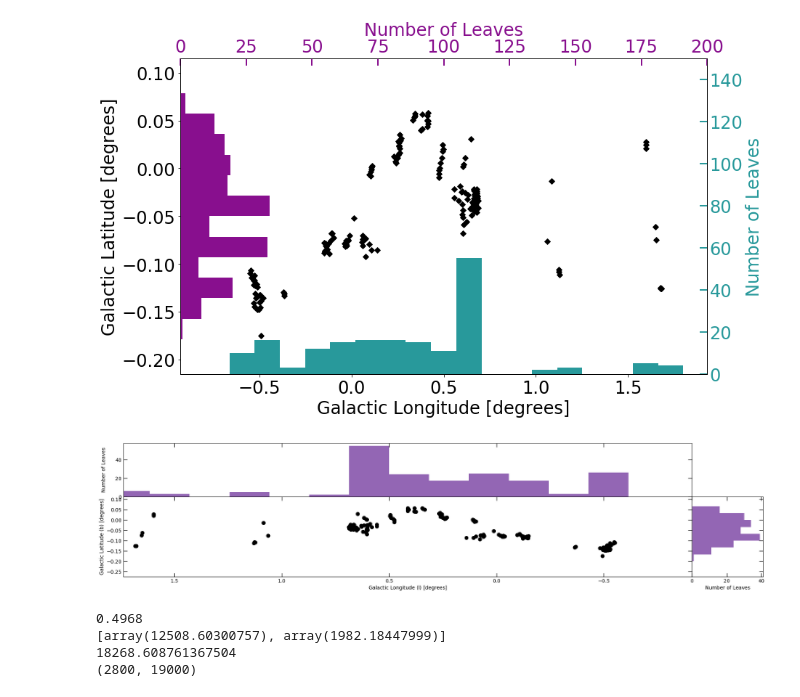
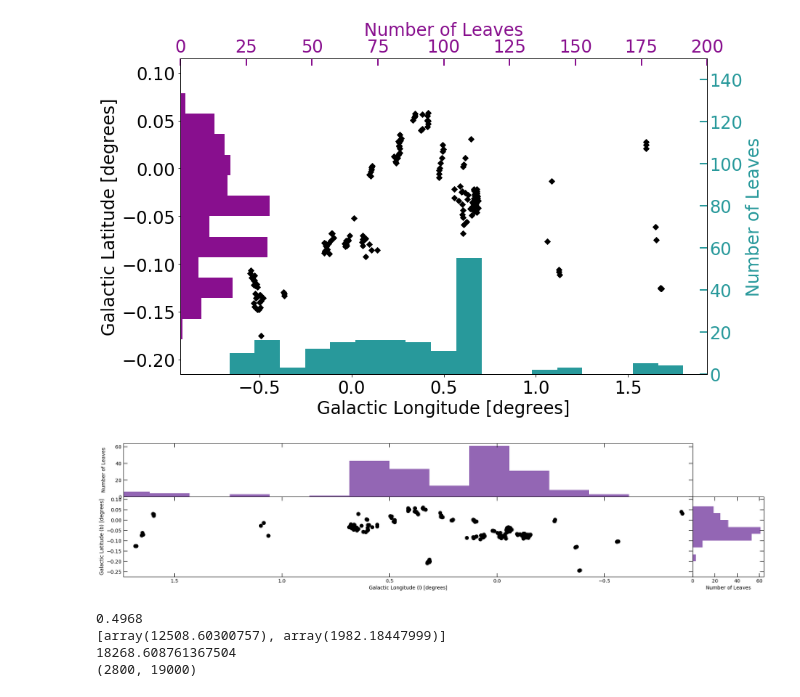
Before and after one commit to hpthatchfield/astrophys, a Jupyter notebook: paper_catalog_scripts.ipynb, the cells around one changed output. Cells and saved outputs as stored; diff of their text form; code cells hidden in the pictures.

```diff
--- a/paper_catalog_scripts.ipynb
+++ b/paper_catalog_scripts.ipynb
@@ -543,7 +543,7 @@ NameError: name 'final_table' is not defined
 # %%
 ### Load tables
 
-targetname = '_rms4e6_dv3_dd3_dp20_pp6_pm2_gal_5-1-19'
+targetname = '_rms6e6_dv3_dd1_dp50_pp6_pm3_gal_5-1-19'
 targetid = targetname+'.fits'
 path = os.path.expanduser('/Users/hph/cmzoom_catalog/catalog_5-1-19/')
 sma_path = path
@@ -1392,7 +1391,7 @@ ycolor = '#880f8e'#'#d18f02'
 xcolor = 'indigo'
 ycolor = 'indigo'
 
-mosaic_image = fits.getdata(path+'Continuum_mosaic_current_no_sgra_no_IHMSFR.fits')
+#mosaic_image = fits.getdata(path+'Continuum_mosaic_current_no_sgra_no_IHMSFR.fits')
 left = 0.1
 width = 0.8
 fig = plt.figure(3,figsize=(20,3))
@@ -1401,34 +1400,34 @@ plt.rcParams.update({'font.size': 10}) #set fontsize
 ax1 = fig.add_axes([0.1, 0.76, 0.8, 0.5])
 ax2 = fig.add_axes([0.1, 0.01, 0.8, 0.75], sharex=ax1)
 ax3 = fig.add_axes([.9, 0.01, 0.1, 0.75], sharey=ax2)
 
 #ax2 = plt.subplot(223)
 ax2.set_xlabel('Galactic Longitude (l) [degrees]')
 ax2.set_ylabel('Galactic Latitude (b) [degrees]')
 #ax2.imshow(mosaic_image)
 ax2.set_xlim(-0.91,1.737)
 ax2.set_ylim(-0.275,0.1133)
 ax2.scatter(glon, glat, color='k',s=50,marker='o',alpha = 1.,label='l-b distribution of leaves')
 ax2.tick_params(width=1, length=8,direction='in',top=True,right=True)
 ax2.invert_xaxis()
 
 #ax1 = plt.subplot(221)
 ax1.set_ylabel('Number of Leaves', labelpad=18)
 ax1.hist(glon,glon_bins,color=xcolor,alpha=.6,label='Galactic Longitude histogram of leaves')
 ax1.set_xlim(-0.91,1.737)
 ax1.tick_params(width=1, length=8,direction='in',top=True,right=True,bottom=False)
 ax1.invert_xaxis()
 
 #ax3 = plt.subplot(224)
 ax3.set_xlabel('Number of Leaves')
 #ax3.tick_params(width=2, length=10, color = ycolor,labelcolor=ycolor,direction='in')
 ax3.hist(glat,glat_bins,orientation='horizontal',color=ycolor,
          alpha=0.6,label='Galactic Latitude distribution of leaves')
 ax3.tick_params(width=1, length=8,direction='in',top=True,right=True,left=False,labelleft=False)
 plt.savefig(path + 'lb_hist'+targetname+'.pdf',format='pdf', dpi=100, bbox_inches='tight')
 plt.show()
 # %% [output]
-[figure, old version]
+[figure, new version]
 # %%
 ### make lb plot with
 import aplpy
```
Also changed, not shown: parts of 9 cells of this notebook.
